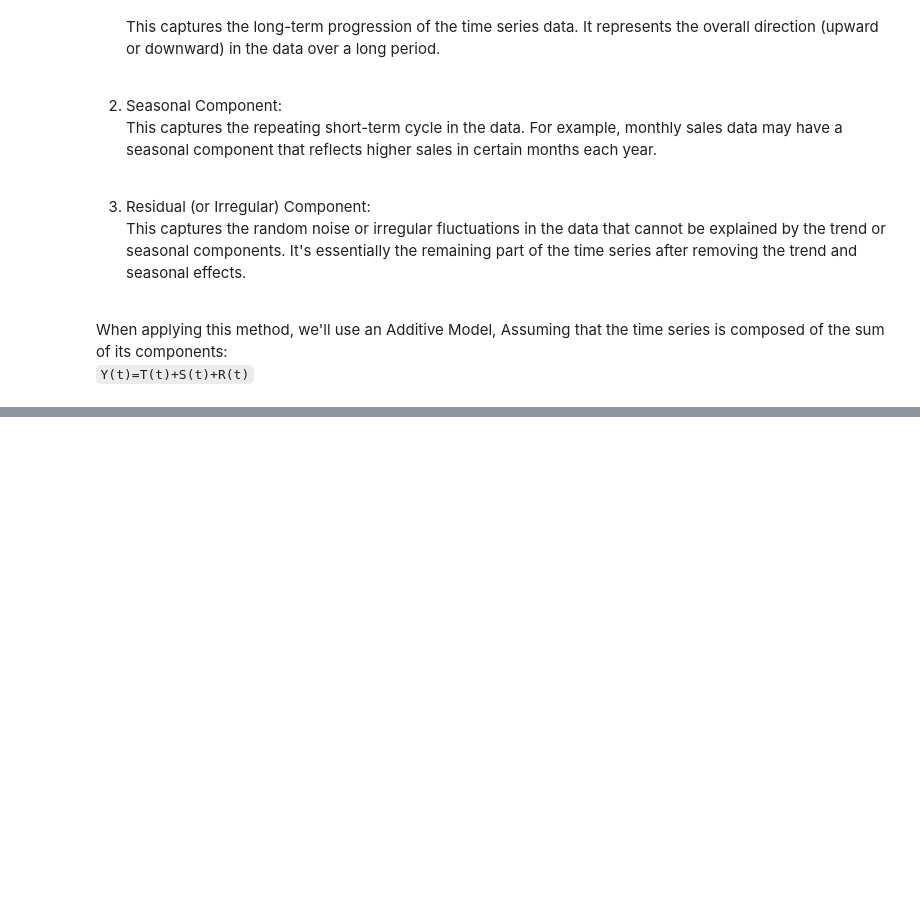
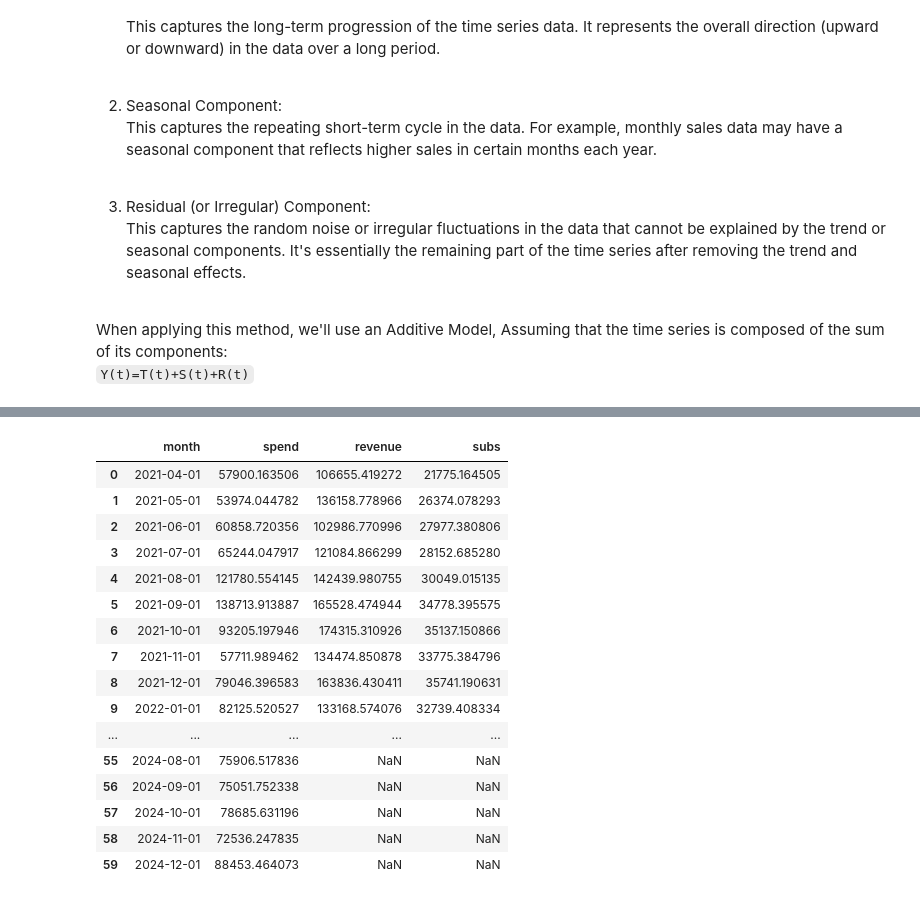
Before and after one commit to yotamdery/Time-series-prediction-, a Jupyter notebook: home_assignment_solution.ipynb, the cells around one changed output, grey strips where cells are left out. Drawn from its saved outputs; the diff is of its cells as text; code cells hidden in the pictures; blank space fills up the shorter version.

```diff
--- a/home_assignment_solution.ipynb
+++ b/home_assignment_solution.ipynb
@@ -128,36 +137,0 @@ for feature in df.select_dtypes(include='number'):
-# %%
-import pandas as pd
-import plotly.graph_objs as go
-# Define the window size for rolling statistics
-window_size = 12
-
-df = aggregated_df
-
-# Calculate rolling mean and standard deviation
-rolling_stats = pd.DataFrame()
-for feature in df.select_dtypes(include='number'):
-    rolling_stats[f'{feature}_mean'] = df[feature].rolling(window=window_size).mean()
-    rolling_stats[f'{feature}_std'] = df[feature].rolling(window=window_size).std()
-
-# Plotting rolling statistics for each feature using Plotly
-for feature in ['revenue', 'subs', 'spend']:
-    fig = go.Figure()
-
-    # Add rolling mean to the plot
-    fig.add_trace(go.Scatter(x=rolling_stats.index, y=rolling_stats[f'{feature}_mean'],
-                             mode='lines', name=f'Rolling Mean - {feature.capitalize()}'))
-
-    # Add rolling standard deviation to the plot
-    fig.add_trace(go.Scatter(x=rolling_stats.index, y=rolling_stats[f'{feature}_std'],
-                             mode='lines', name=f'Rolling Std Dev - {feature.capitalize()}'))
-
-    # Update layout
-    fig.update_layout(title=f'Rolling Mean and Standard Deviation of {feature.capitalize()}',
-                      xaxis_title='Month',
-                      yaxis_title=feature.capitalize(),
-                      height= 400,
-                      width= 1400,
-                      legend=dict(x=0.01, y=0.99, bgcolor='rgba(255, 255, 255, 0)', bordercolor='rgba(255, 255, 255, 0)'))
-
-    # Show plot
-    fig.show()
@@ -163,0 +254,20 @@ for feature in ['revenue', 'subs', 'spend']:
+# %%
+df
+# %% [output]
+|  | month | spend | revenue | subs |
+| 0 | 2021-04-01 | 57900.163506 | 106655.419272 | 21775.164505 |
+| 1 | 2021-05-01 | 53974.044782 | 136158.778966 | 26374.078293 |
+| 2 | 2021-06-01 | 60858.720356 | 102986.770996 | 27977.380806 |
+| 3 | 2021-07-01 | 65244.047917 | 121084.866299 | 28152.685280 |
+| 4 | 2021-08-01 | 121780.554145 | 142439.980755 | 30049.015135 |
+| 5 | 2021-09-01 | 138713.913887 | 165528.474944 | 34778.395575 |
+| 6 | 2021-10-01 | 93205.197946 | 174315.310926 | 35137.150866 |
+| 7 | 2021-11-01 | 57711.989462 | 134474.850878 | 33775.384796 |
+| 8 | 2021-12-01 | 79046.396583 | 163836.430411 | 35741.190631 |
+| 9 | 2022-01-01 | 82125.520527 | 133168.574076 | 32739.408334 |
+| ... | ... | ... | ... | ... |
+| 55 | 2024-08-01 | 75906.517836 | NaN | NaN |
+| 56 | 2024-09-01 | 75051.752338 | NaN | NaN |
+| 57 | 2024-10-01 | 78685.631196 | NaN | NaN |
+| 58 | 2024-11-01 | 72536.247835 | NaN | NaN |
+| 59 | 2024-12-01 | 88453.464073 | NaN | NaN |
```
Also changed, not shown: parts of 22 cells of this notebook, 2 other files.
